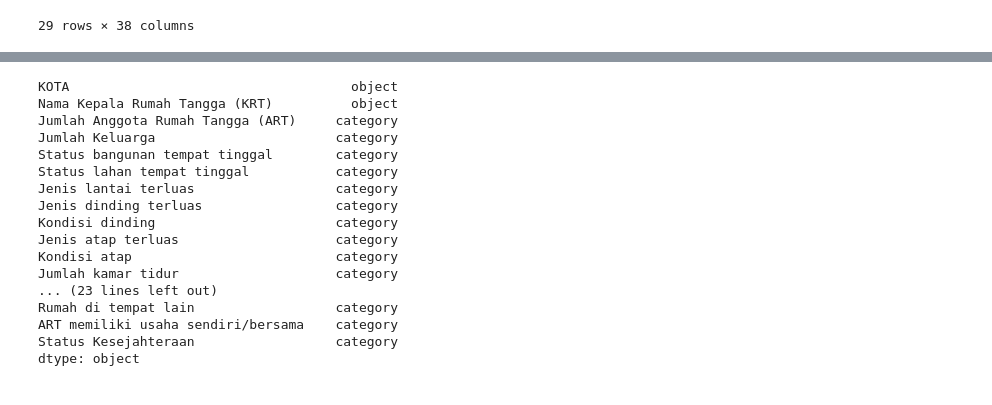
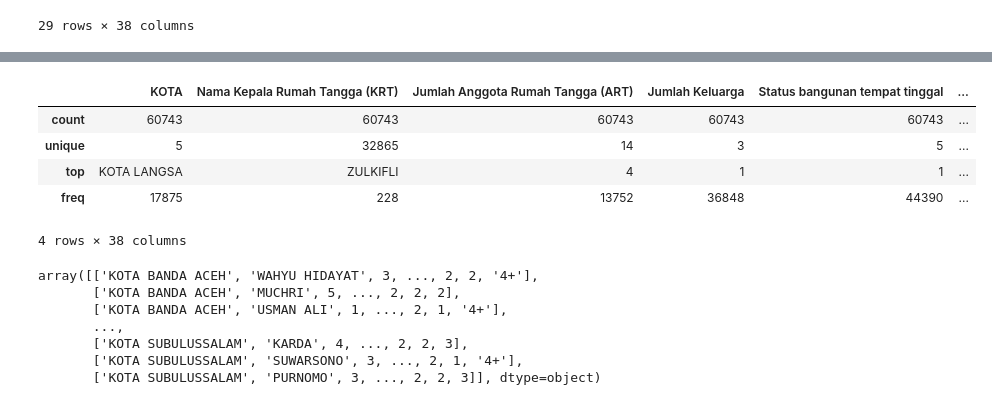
Before and after one commit to alharidt16/TA_Alharidt, a Jupyter notebook: Sintax_TA.ipynb, the cells around one changed output, grey strips where cells are left out. Cells and saved outputs as stored; diff of their text form; code cells hidden in the pictures.

```diff
--- a/Sintax_TA.ipynb
+++ b/Sintax_TA.ipynb
@@ -107,20 +111,20 @@ duplicate_rows
-# %%
-print(DATA_TA.dtypes)
-# %% [output]
-KOTA                                    object
-Nama Kepala Rumah Tangga (KRT)          object
-Jumlah Anggota Rumah Tangga (ART)     category
-Jumlah Keluarga                       category
-Status bangunan tempat tinggal        category
-Status lahan tempat tinggal           category
-Jenis lantai terluas                  category
-Jenis dinding terluas                 category
-Kondisi dinding                       category
-Jenis atap terluas                    category
-Kondisi atap                          category
-Jumlah kamar tidur                    category
-... (23 lines left out)
-Rumah di tempat lain                  category
-ART memiliki usaha sendiri/bersama    category
-Status Kesejahteraan                  category
-dtype: object
+# %%
+DATA_TA_CLEAN.describe(2)
+# %% [output]
+|  | KOTA | Nama Kepala Rumah Tangga (KRT) | Jumlah Anggota Rumah Tangga (ART) | Jumlah Keluarga | Status bangunan tempat tinggal | ... |
+| count | 60743 | 60743 | 60743 | 60743 | 60743 | ... |
+| unique | 5 | 32865 | 14 | 3 | 5 | ... |
+| top | KOTA LANGSA | ZULKIFLI | 4 | 1 | 1 | ... |
+| freq | 17875 | 228 | 13752 | 36848 | 44390 | ... |
+4 rows × 38 columns
+# %%
+array = np.asarray(DATA_TA_CLEAN)
+array
+# %% [output]
+array([['KOTA BANDA ACEH', 'WAHYU HIDAYAT', 3, ..., 2, 2, '4+'],
+       ['KOTA BANDA ACEH', 'MUCHRI', 5, ..., 2, 2, 2],
+       ['KOTA BANDA ACEH', 'USMAN ALI', 1, ..., 2, 1, '4+'],
+       ...,
+       ['KOTA SUBULUSSALAM', 'KARDA', 4, ..., 2, 2, 3],
+       ['KOTA SUBULUSSALAM', 'SUWARSONO', 3, ..., 2, 1, '4+'],
+       ['KOTA SUBULUSSALAM', 'PURNOMO', 3, ..., 2, 2, 3]], dtype=object)
```
Also changed, not shown: parts of 4 cells of this notebook.
